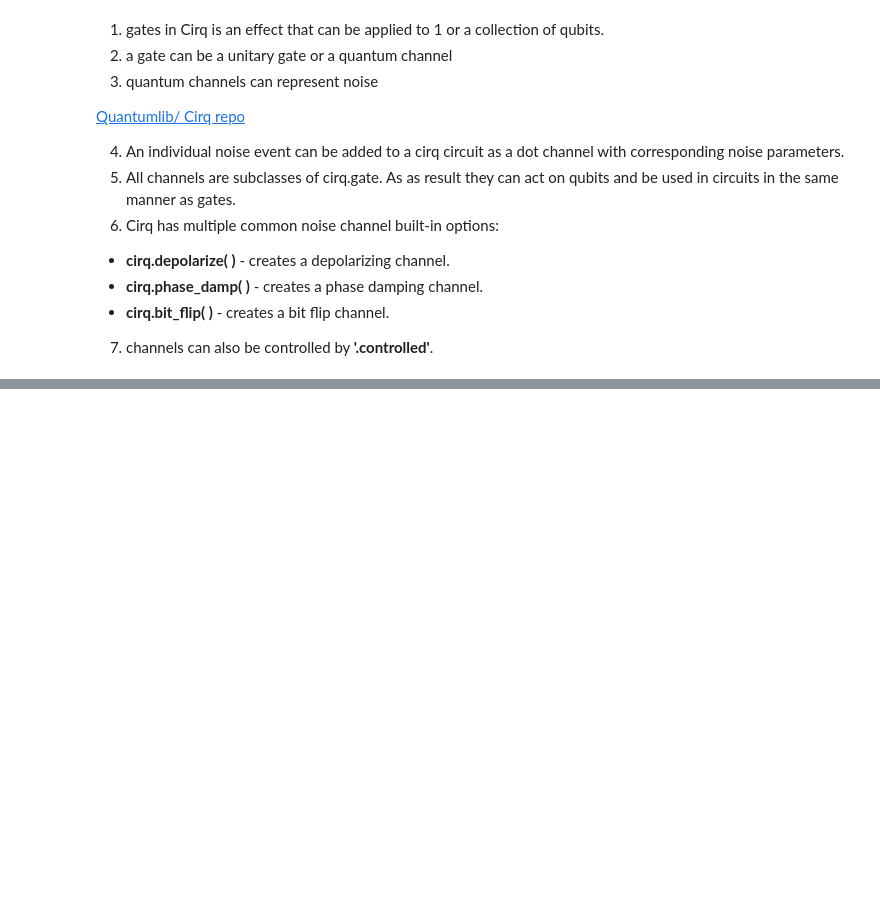
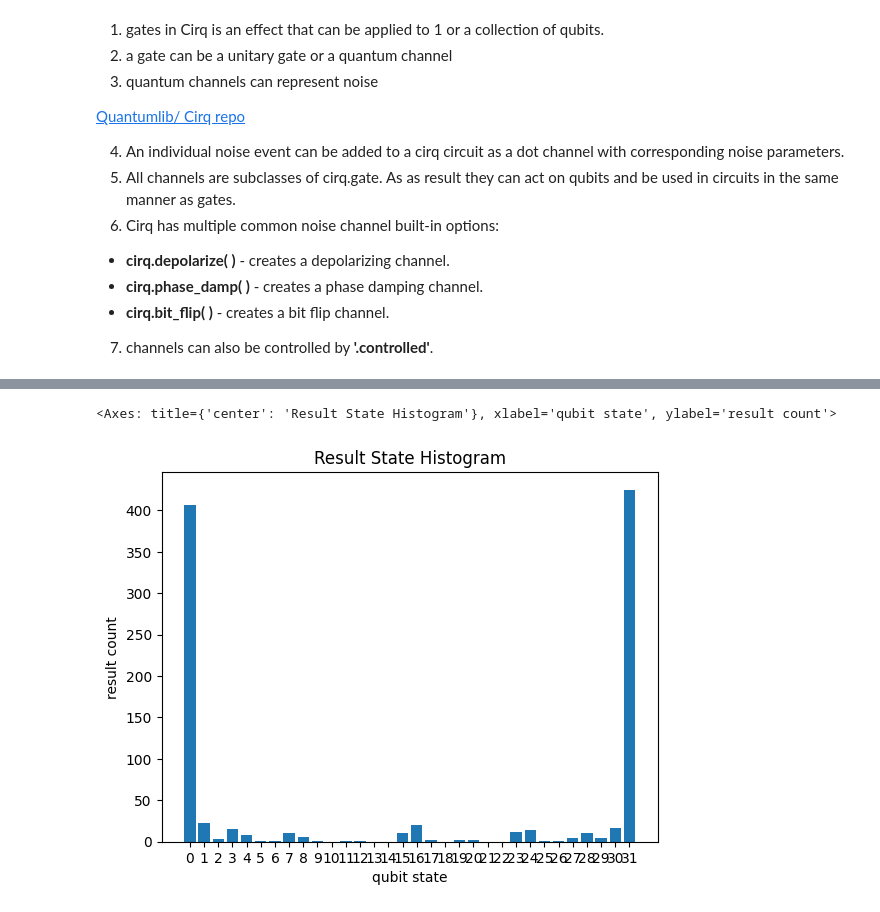
Before and after one commit to BarnaliBhowmik/NeuroQuanta, a Jupyter notebook: Quantum_Programming_with_Cirq.ipynb, the cells around one changed output, grey strips where cells are left out. Cells and saved outputs as stored; diff of their text form; code cells hidden in the pictures; blank space fills up the shorter version.

```diff
--- a/Quantum_Programming_with_Cirq.ipynb
+++ b/Quantum_Programming_with_Cirq.ipynb
@@ -901,0 +972,3 @@ q(4)=111101101000001101010011110100110011101110010111011110011100011101001111001
+# %%
+depol_noise = cirq.depolarize(p=0.01)
+GHZ_5q_with_noisemodel = GHZ_5q.with_noise(depol_noise)
@@ -901,0 +997,6 @@ q(4)=111101101000001101010011110100110011101110010111011110011100011101001111001
+# %%
+result = sim.run(GHZ_5q_with_noisemodel, repetitions=1000)
+cirq.plot_state_histogram(result)
+# %% [output]
+<Axes: title={'center': 'Result State Histogram'}, xlabel='qubit state', ylabel='result count'>
+[figure, added]
```
Also changed, not shown: parts of 15 cells of this notebook.
